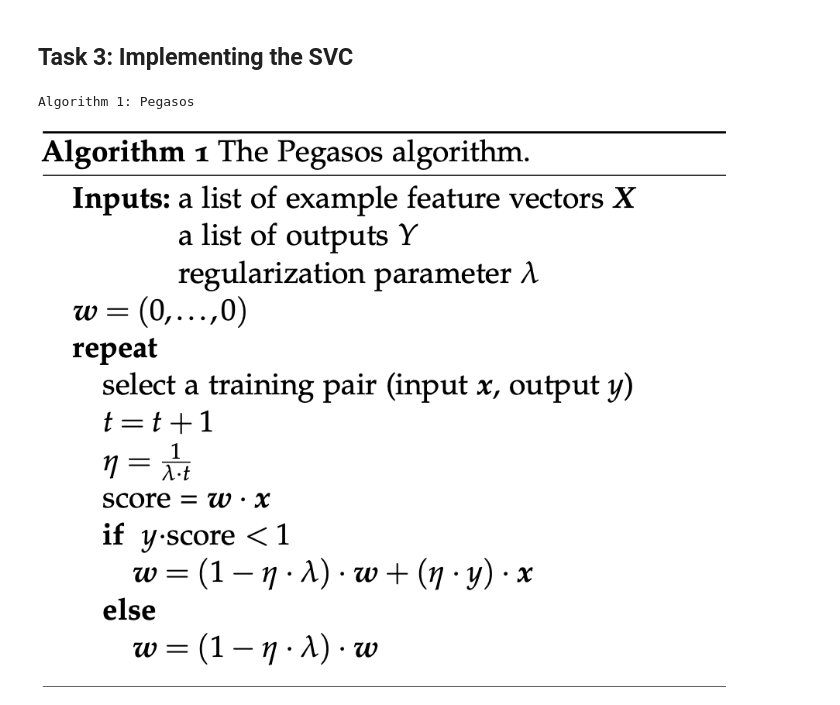
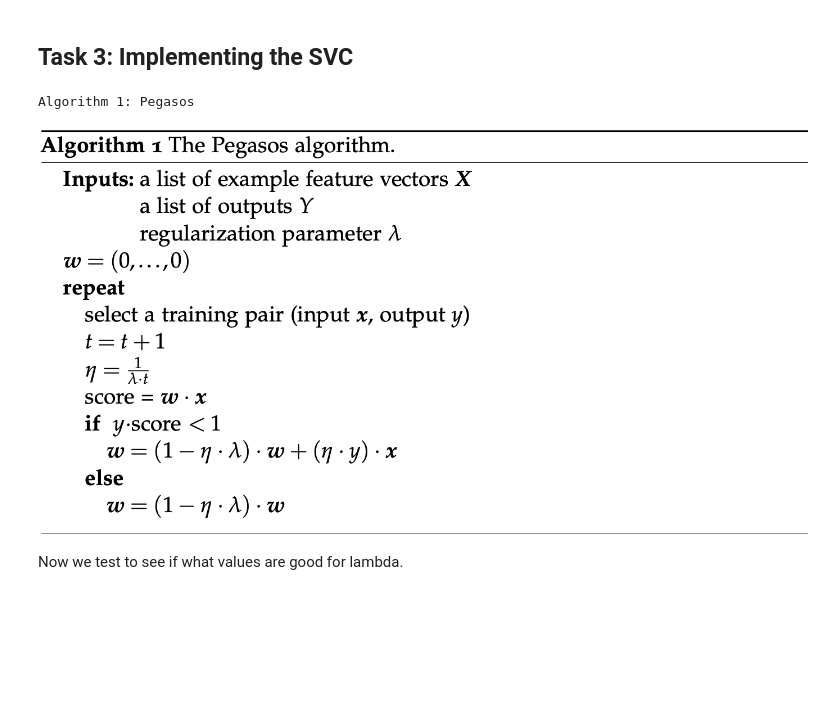
Before and after one commit to NilsLyrevik/AppML, a Jupyter notebook: PA4/PA4.ipynb, the cells around one changed output. Cells and saved outputs as stored; diff of their text form; code cells hidden in the pictures; blank space fills up the shorter version.

```diff
--- a/PA4/PA4.ipynb
+++ b/PA4/PA4.ipynb
@@ -31,7 +31,7 @@ Accuracy: 0.7919.
 # %%
 #ALGORITHM 1 PEGASOS DISPLAY
 print("Algorithm 1: Pegasos")
-display(Image(filename='imgs/Screenshot 2026-05-04 at 14.48.43.png'))
+display(Image(filename='imgs/Screenshot 2026-05-04 at 15.01.51.png'))
 # %% [output]
 Algorithm 1: Pegasos
-[figure, old version]
+[figure, new version]
@@ -37,0 +68,2 @@ Algorithm 1: Pegasos
+# %% [markdown]
+Now we test to see if what values are good for lambda.
```
Also changed, not shown: parts of 2 cells of this notebook, 1 other file.
